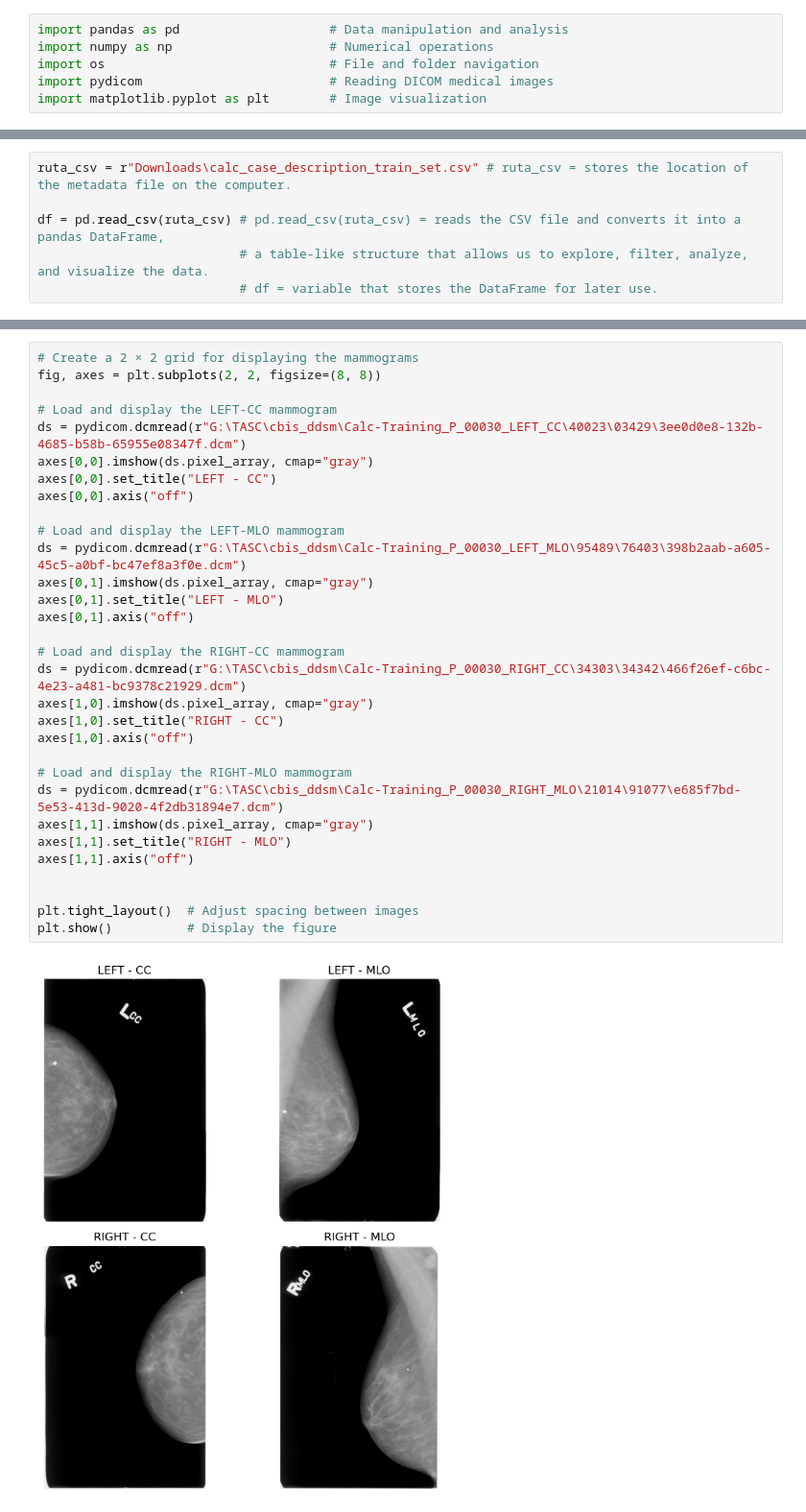
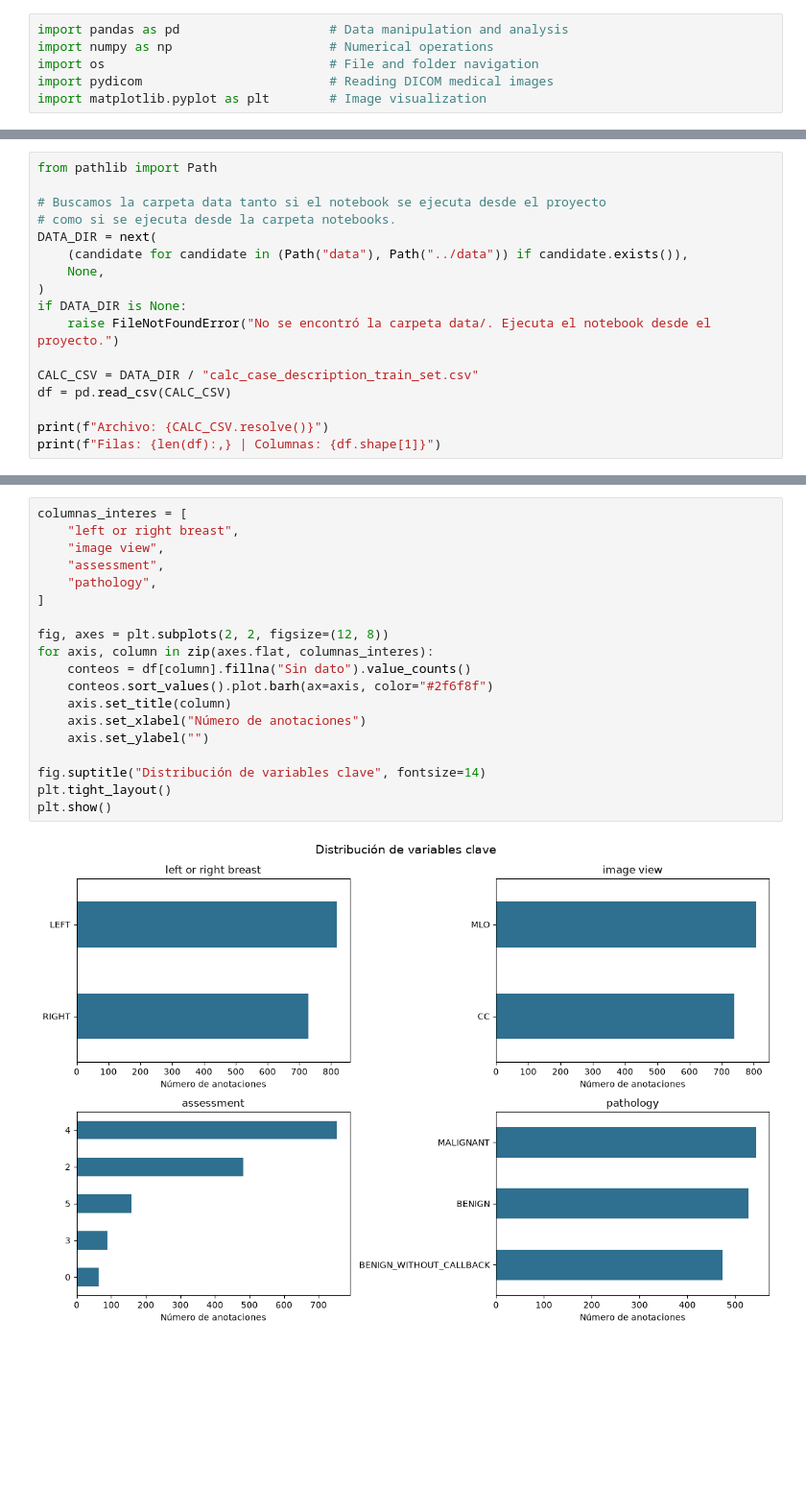
Before and after one commit to luisyauri1/mamografia-a-la-deteccion, a Jupyter notebook: notebooks/Exploring.ipynb, the cells around one changed output, grey strips where cells are left out. Shown at 96% size. Drawn from its saved outputs; the diff is of its cells as text; blank space fills up the shorter version.

Commit message:
Add Calc and Mass examples to exploring notebook

```diff
--- a/notebooks/Exploring.ipynb
+++ b/notebooks/Exploring.ipynb
@@ -152,6 +51,17 @@ import matplotlib.pyplot as plt        # Image visualization
 # %%
-ruta_csv = r"Downloads\calc_case_description_train_set.csv" # ruta_csv = stores the location of the metadata file on the computer.
+from pathlib import Path
 
-df = pd.read_csv(ruta_csv) # pd.read_csv(ruta_csv) = reads the CSV file and converts it into a pandas DataFrame,
-                           # a table-like structure that allows us to explore, filter, analyze, and visualize the data.
-                           # df = variable that stores the DataFrame for later use.
+# Buscamos la carpeta data tanto si el notebook se ejecuta desde el proyecto
+# como si se ejecuta desde la carpeta notebooks.
+DATA_DIR = next(
+    (candidate for candidate in (Path("data"), Path("../data")) if candidate.exists()),
+    None,
+)
+if DATA_DIR is None:
+    raise FileNotFoundError("No se encontró la carpeta data/. Ejecuta el notebook desde el proyecto.")
+
+CALC_CSV = DATA_DIR / "calc_case_description_train_set.csv"
+df = pd.read_csv(CALC_CSV)
+
+print(f"Archivo: {CALC_CSV.resolve()}")
+print(f"Filas: {len(df):,} | Columnas: {df.shape[1]}")
@@ -196,34 +102,22 @@ caso
 # %%
-# Create a 2 × 2 grid for displaying the mammograms
-fig, axes = plt.subplots(2, 2, figsize=(8, 8))
+columnas_interes = [
+    "left or right breast",
+    "image view",
+    "assessment",
+    "pathology",
+]
 
-# Load and display the LEFT-CC mammogram
-ds = pydicom.dcmread(r"G:\TASC\cbis_ddsm\Calc-Training_P_00030_LEFT_CC\40023\03429\3ee0d0e8-132b-4685-b58b-65955e08347f.dcm")
-axes[0,0].imshow(ds.pixel_array, cmap="gray")
-axes[0,0].set_title("LEFT - CC")
-axes[0,0].axis("off")
+fig, axes = plt.subplots(2, 2, figsize=(12, 8))
+for axis, column in zip(axes.flat, columnas_interes):
+    conteos = df[column].fillna("Sin dato").value_counts()
+    conteos.sort_values().plot.barh(ax=axis, color="#2f6f8f")
+    axis.set_title(column)
+    axis.set_xlabel("Número de anotaciones")
+    axis.set_ylabel("")
 
-# Load and display the LEFT-MLO mammogram
-ds = pydicom.dcmread(r"G:\TASC\cbis_ddsm\Calc-Training_P_00030_LEFT_MLO\95489\76403\398b2aab-a605-45c5-a0bf-bc47ef8a3f0e.dcm")
-axes[0,1].imshow(ds.pixel_array, cmap="gray")
-axes[0,1].set_title("LEFT - MLO")
-axes[0,1].axis("off")
-
-# Load and display the RIGHT-CC mammogram
-ds = pydicom.dcmread(r"G:\TASC\cbis_ddsm\Calc-Training_P_00030_RIGHT_CC\34303\34342\466f26ef-c6bc-4e23-a481-bc9378c21929.dcm")
-axes[1,0].imshow(ds.pixel_array, cmap="gray")
-axes[1,0].set_title("RIGHT - CC")
-axes[1,0].axis("off")
-
-# Load and display the RIGHT-MLO mammogram
-ds = pydicom.dcmread(r"G:\TASC\cbis_ddsm\Calc-Training_P_00030_RIGHT_MLO\21014\91077\e685f7bd-5e53-413d-9020-4f2db31894e7.dcm")
-axes[1,1].imshow(ds.pixel_array, cmap="gray")
-axes[1,1].set_title("RIGHT - MLO")
-axes[1,1].axis("off")
-
-
-plt.tight_layout()  # Adjust spacing between images
-plt.show()          # Display the figure
+fig.suptitle("Distribución de variables clave", fontsize=14)
+plt.tight_layout()
+plt.show()
 # %% [output]
-[figure, old version]
+[figure, new version]
 # %% [markdown]
```
Also changed, not shown: parts of 31 cells of this notebook, 1 other file.
